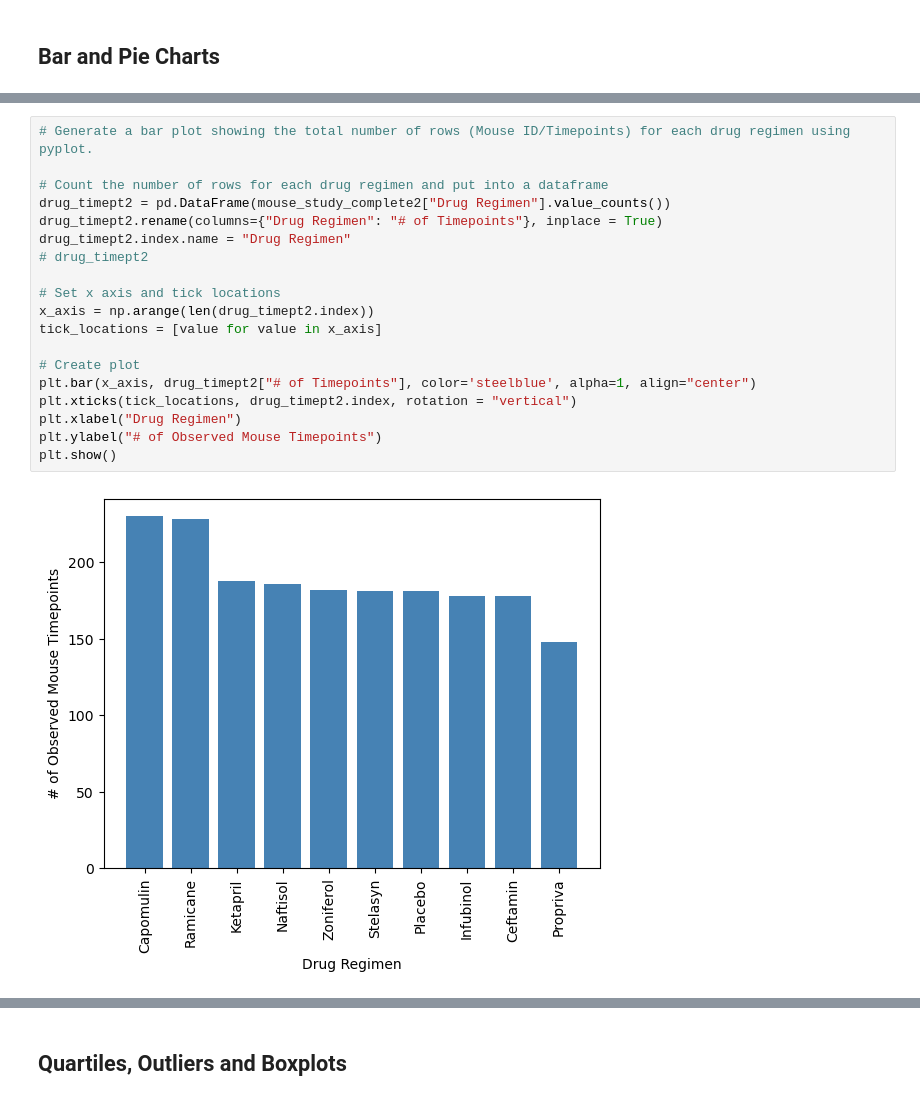
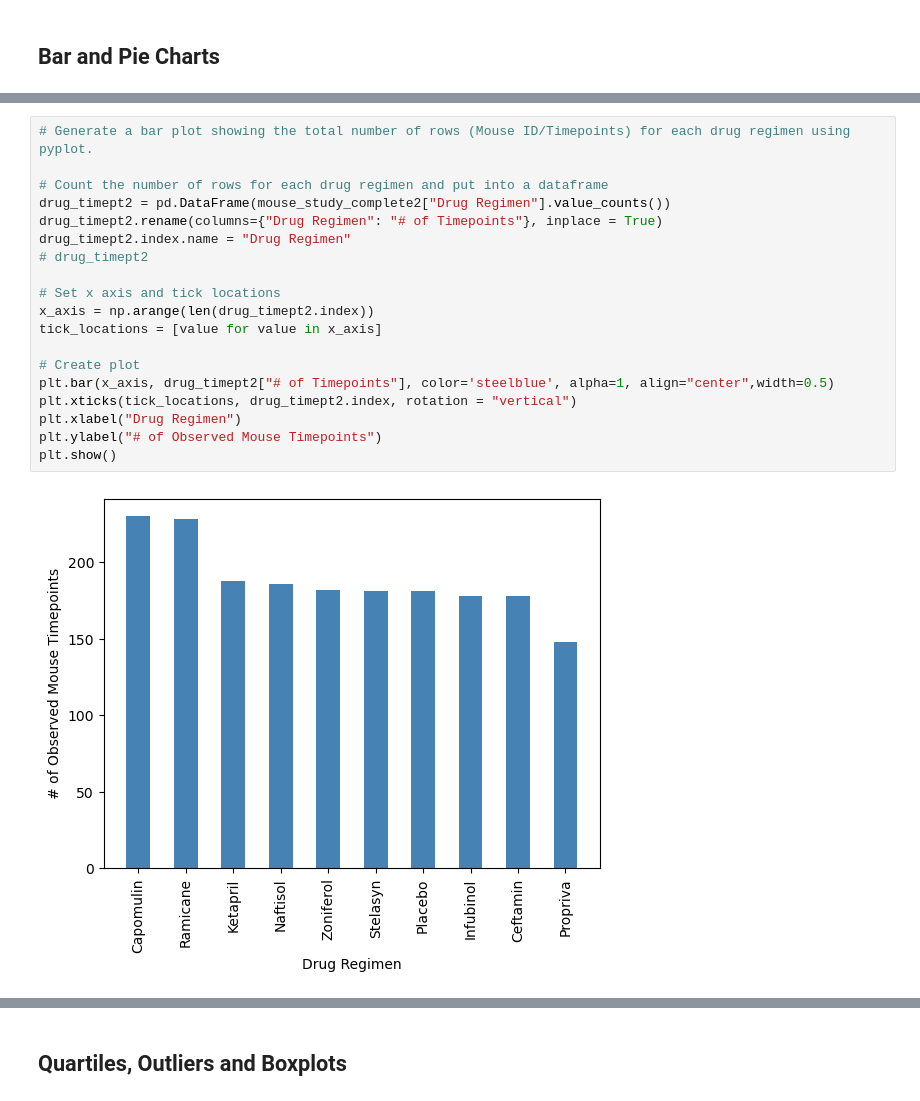
Before and after one commit to AleidvdZ/Module_5_Pymaceuticals, a Jupyter notebook: Pymaceuticals_AvdZ.ipynb, the cells around one changed output, grey strips where cells are left out. Drawn from its saved outputs; the diff is of its cells as text.

```diff
--- a/Pymaceuticals_AvdZ.ipynb
+++ b/Pymaceuticals_AvdZ.ipynb
@@ -194,24 +174,24 @@ plt.show()
 # %%
 # Generate a bar plot showing the total number of rows (Mouse ID/Timepoints) for each drug regimen using pyplot.
 
 # Count the number of rows for each drug regimen and put into a dataframe
 drug_timept2 = pd.DataFrame(mouse_study_complete2["Drug Regimen"].value_counts())
 drug_timept2.rename(columns={"Drug Regimen": "# of Timepoints"}, inplace = True)
 drug_timept2.index.name = "Drug Regimen"
 # drug_timept2
 
 # Set x axis and tick locations
 x_axis = np.arange(len(drug_timept2.index))
 tick_locations = [value for value in x_axis]
 
 # Create plot
-plt.bar(x_axis, drug_timept2["# of Timepoints"], color='steelblue', alpha=1, align="center")
+plt.bar(x_axis, drug_timept2["# of Timepoints"], color='steelblue', alpha=1, align="center",width=0.5)
 plt.xticks(tick_locations, drug_timept2.index, rotation = "vertical")
 plt.xlabel("Drug Regimen")
 plt.ylabel("# of Observed Mouse Timepoints")
 plt.show()
 # %% [output]
-[figure, old version]
+[figure, new version]
 # %%
 # Generate a pie plot showing the distribution of female versus male mice using Pandas
 
```
Also changed, not shown: parts of 18 cells of this notebook.
